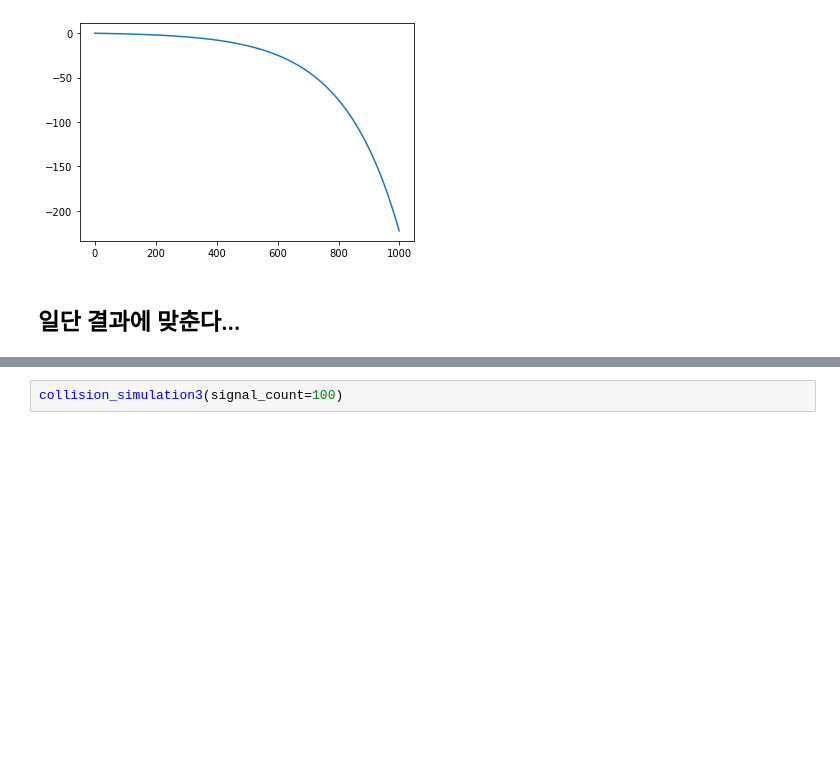
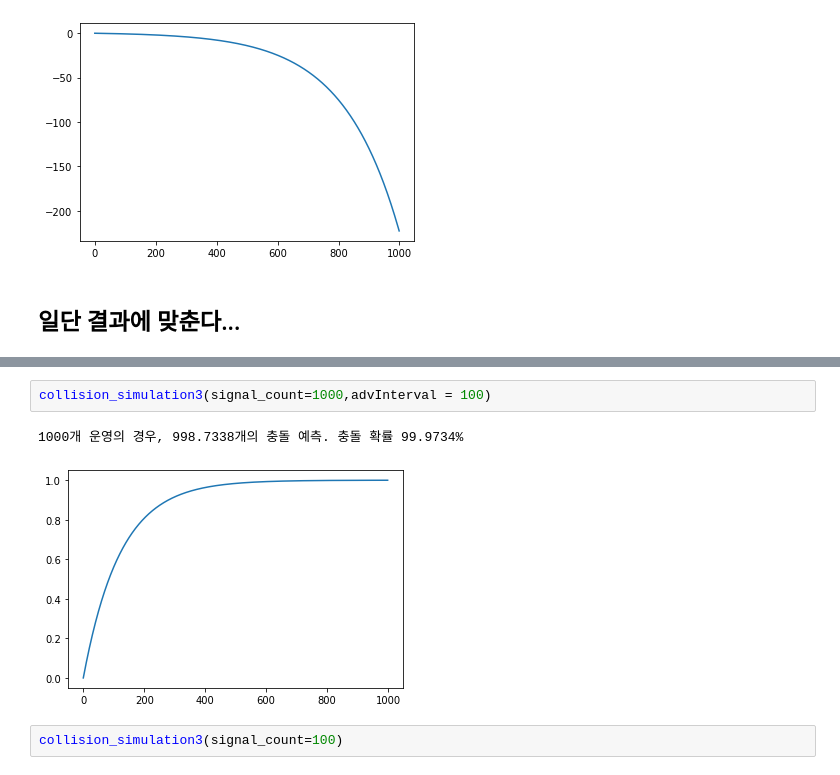
Before and after one commit to dolmani38/BLE-signal-collision-simulation, a Jupyter notebook: simulation_0625.ipynb, the cells around one changed output, grey strips where cells are left out. Saved outputs shown, nothing was run; the diff lists cells and outputs as text; blank space fills up the shorter version.

```diff
--- a/simulation_0625.ipynb
+++ b/simulation_0625.ipynb
@@ -256,3 +259,8 @@ def collision_simulation3(signal_count=100):
+# %%
+collision_simulation3(signal_count=1000,advInterval = 100)
+# %% [output]
+1000개 운영의 경우, 998.7338개의 충돌 예측. 충돌 확률 99.9734%
+[figure, added]
 # %%
 collision_simulation3(signal_count=100)
 # %% [output]
```
Also changed, not shown: parts of 4 cells of this notebook.
